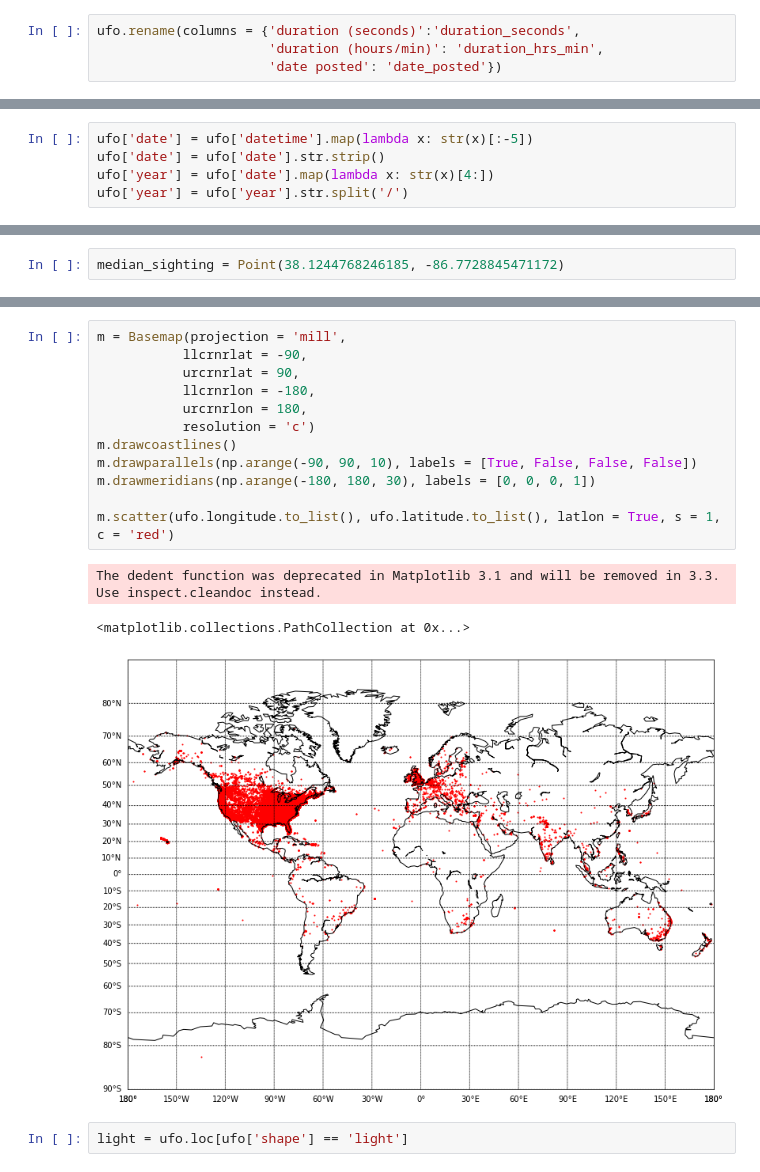
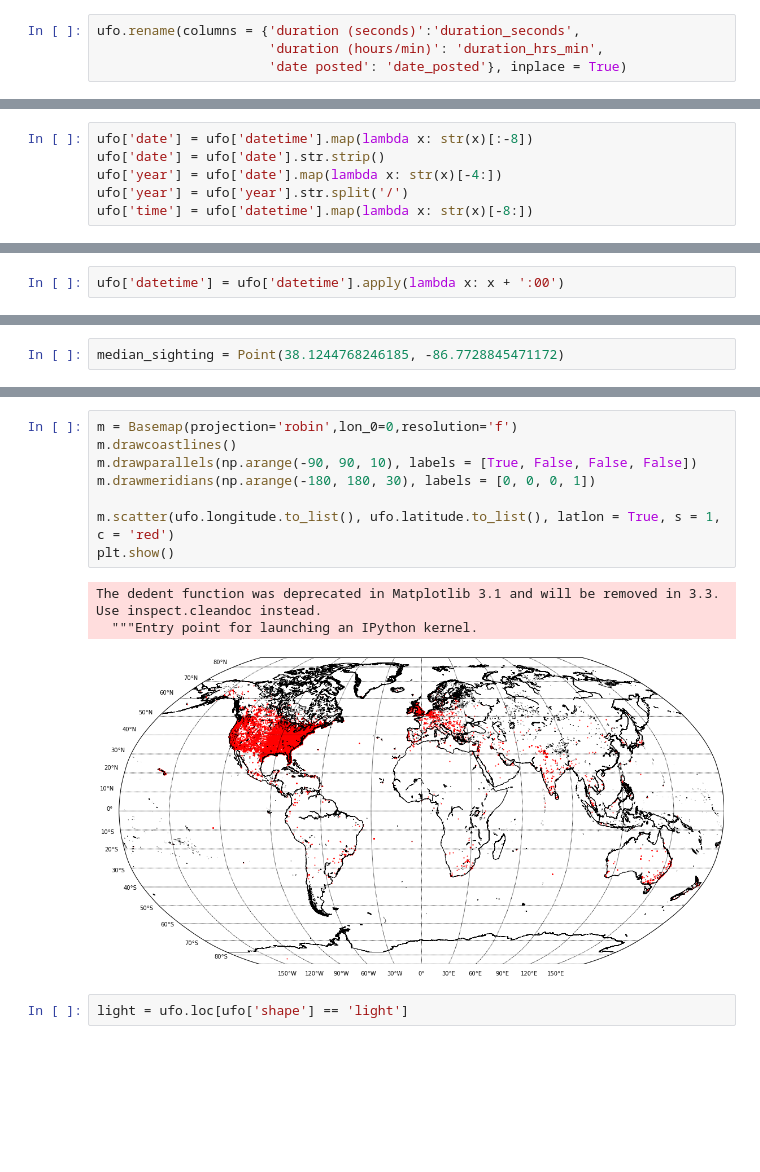
Before and after one commit to laffertyrichard/capstone1, a Jupyter notebook: capstone1.ipynb, the cells around one changed output, grey strips where cells are left out. Cells and saved outputs as stored; diff of their text form; blank space fills up the shorter version.

```diff
--- a/capstone1.ipynb
+++ b/capstone1.ipynb
@@ -54,4 +37,4 @@ dtype: object
 # %%
 ufo.rename(columns = {'duration (seconds)':'duration_seconds',
                       'duration (hours/min)': 'duration_hrs_min',
-                      'date posted': 'date_posted'})
+                      'date posted': 'date_posted'}, inplace = True)
@@ -77,5 +41,6 @@ ufo.rename(columns = {'duration (seconds)':'duration_seconds',
 # %%
-ufo['date'] = ufo['datetime'].map(lambda x: str(x)[:-5])
+ufo['date'] = ufo['datetime'].map(lambda x: str(x)[:-8])
 ufo['date'] = ufo['date'].str.strip()
-ufo['year'] = ufo['date'].map(lambda x: str(x)[4:])
+ufo['year'] = ufo['date'].map(lambda x: str(x)[-4:])
 ufo['year'] = ufo['year'].str.split('/')
+ufo['time'] = ufo['datetime'].map(lambda x: str(x)[-8:])
@@ -112,0 +156,2 @@ dtype: object
+# %%
+ufo['datetime'] = ufo['datetime'].apply(lambda x: x + ':00')
@@ -202,21 +304,17 @@ print(ufo.head())
 3  -96.645833  10/10/1956  [0, 1956]
 4 -157.803611  10/10/1960  [0, 1960]
 # %%
-m = Basemap(projection = 'mill',
-           llcrnrlat = -90,
-           urcrnrlat = 90,
-           llcrnrlon = -180,
-           urcrnrlon = 180,
-           resolution = 'c')
+m = Basemap(projection='robin',lon_0=0,resolution='f')
 m.drawcoastlines()
 m.drawparallels(np.arange(-90, 90, 10), labels = [True, False, False, False])
 m.drawmeridians(np.arange(-180, 180, 30), labels = [0, 0, 0, 1])
 
 m.scatter(ufo.longitude.to_list(), ufo.latitude.to_list(), latlon = True, s = 1, c = 'red')
+plt.show()
 # %% [output]
 The dedent function was deprecated in Matplotlib 3.1 and will be removed in 3.3. Use inspect.cleandoc instead.
+  """Entry point for launching an IPython kernel.
-<matplotlib.collections.PathCollection at 0x...>
-[figure, old version]
+[figure, new version]
 # %%
 light = ufo.loc[ufo['shape'] == 'light']
 # %%
```
Also changed, not shown: parts of 25 cells of this notebook.
